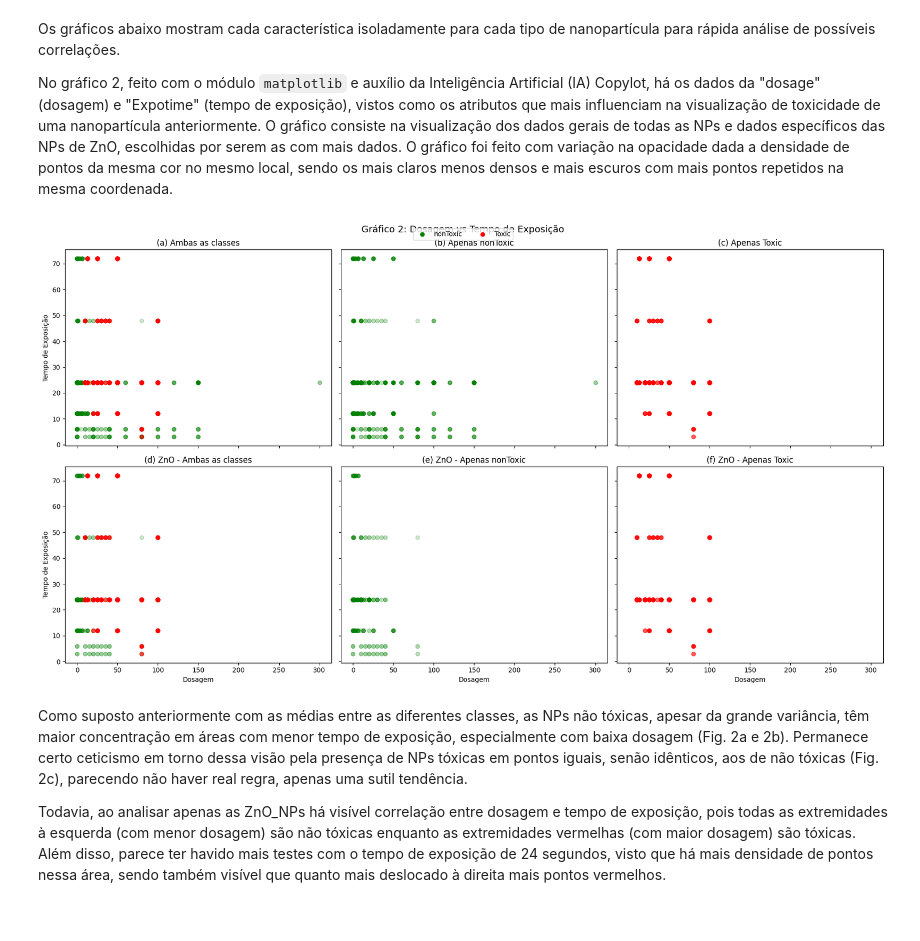
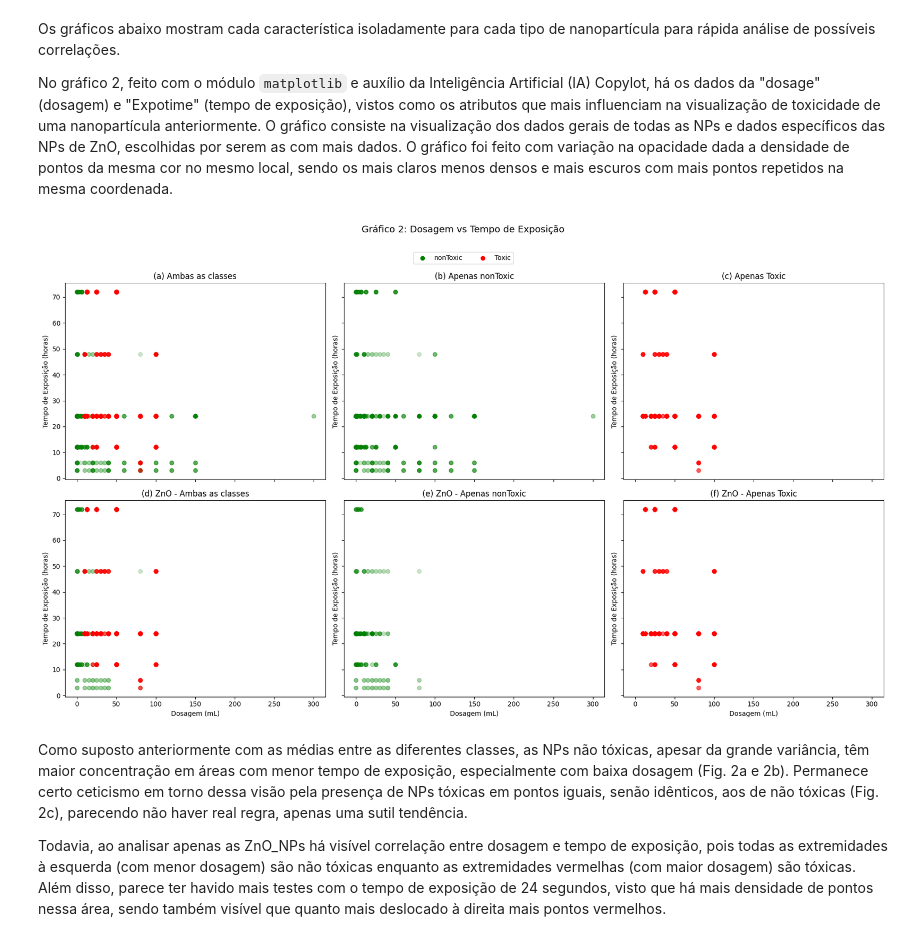
Before and after one commit to Leonardo-RGS/Nanotox_kNN, a Jupyter notebook: Nanotoxicidade_knn.ipynb, the cells around one changed output. Drawn from its saved outputs; the diff is of its cells as text; code cells hidden in the pictures.

```diff
--- a/Nanotoxicidade_knn.ipynb
+++ b/Nanotoxicidade_knn.ipynb
@@ -294,7 +209,7 @@ for _, row in df_plot[df_plot["class"] == "Toxic"].iterrows():
                color="red", alpha=row["alpha"])
 
 ax.set_title("(a) Ambas as classes")
-ax.set_ylabel("Tempo de Exposição")
+ax.set_ylabel("Tempo de Exposição (horas)")
 
 # -------------------------
 # (b) Apenas nonToxic
@@ -306,6 +221,7 @@ for _, row in df_plot[df_plot["class"] == "nonToxic"].iterrows():
                color="green", alpha=row["alpha"])
 
 ax.set_title("(b) Apenas nonToxic")
+ax.set_ylabel("Tempo de Exposição (horas)")
 
 # -------------------------
 # (c) Apenas Toxic
@@ -317,6 +233,7 @@ for _, row in df_plot[df_plot["class"] == "Toxic"].iterrows():
                color="red", alpha=row["alpha"])
 
 ax.set_title("(c) Apenas Toxic")
+ax.set_ylabel("Tempo de Exposição (horas)")
 
 # -------------------------
 # (d) ZnO - Ambas as classes
@@ -332,8 +249,8 @@ for _, row in df_zno[df_zno["class"] == "Toxic"].iterrows():
                color="red", alpha=row["alpha"])
 
 ax.set_title("(d) ZnO - Ambas as classes")
-ax.set_xlabel("Dosagem")
-ax.set_ylabel("Tempo de Exposição")
+ax.set_xlabel("Dosagem (mL)")
+ax.set_ylabel("Tempo de Exposição (horas)")
 
 # -------------------------
 # (e) ZnO - Apenas nonToxic
@@ -345,40 +262,42 @@ for _, row in df_zno[df_zno["class"] == "nonToxic"].iterrows():
                color="green", alpha=row["alpha"])
 
 ax.set_title("(e) ZnO - Apenas nonToxic")
-ax.set_xlabel("Dosagem")
-
+ax.set_xlabel("Dosagem (mL)")
+ax.set_ylabel("Tempo de Exposição (horas)")
 # -------------------------
 # (f) ZnO - Apenas Toxic
 # -------------------------
 ax = axes[1, 2]
 
 for _, row in df_zno[df_zno["class"] == "Toxic"].iterrows():
     ax.scatter(row["dosage"], row["Expotime"],
                color="red", alpha=row["alpha"])
 
 ax.set_title("(f) ZnO - Apenas Toxic")
-ax.set_xlabel("Dosagem")
+ax.set_xlabel("Dosagem (mL)")
+ax.set_ylabel("Tempo de Exposição (horas)")
 
 # Legenda geral
 handles = [
     plt.scatter([], [], color="green", label="nonToxic"),
     plt.scatter([], [], color="red", label="Toxic")
 ]
 
 fig.legend(handles=handles,
            loc="upper center",
            ncol=2,
-           bbox_to_anchor=(0.5, 0.98))
+           bbox_to_anchor=(0.5, 1.00))
 
 plt.suptitle(
     "Gráfico 2: Dosagem vs Tempo de Exposição",
-    fontsize=14
+    fontsize=14,
+    y=1.05
 )
 
-plt.tight_layout()
+plt.tight_layout(rect=[0, 0, 1, 1])
 plt.show()
 # %% [output]
-[figure, old version]
+[figure, new version]
 # %% [markdown]
 Como suposto anteriormente com as médias entre as diferentes classes, as NPs não tóxicas, apesar da grande variância, têm maior concentração em áreas com menor tempo de exposição, especialmente com baixa dosagem (Fig. 2a e 2b). Permanece certo ceticismo em torno dessa visão pela presença de NPs tóxicas em pontos iguais, senão idênticos, aos de não tóxicas (Fig. 2c), parecendo não haver real regra, apenas uma sutil tendência.
 
```
Also changed, not shown: parts of 5 cells of this notebook, 2 other files.
